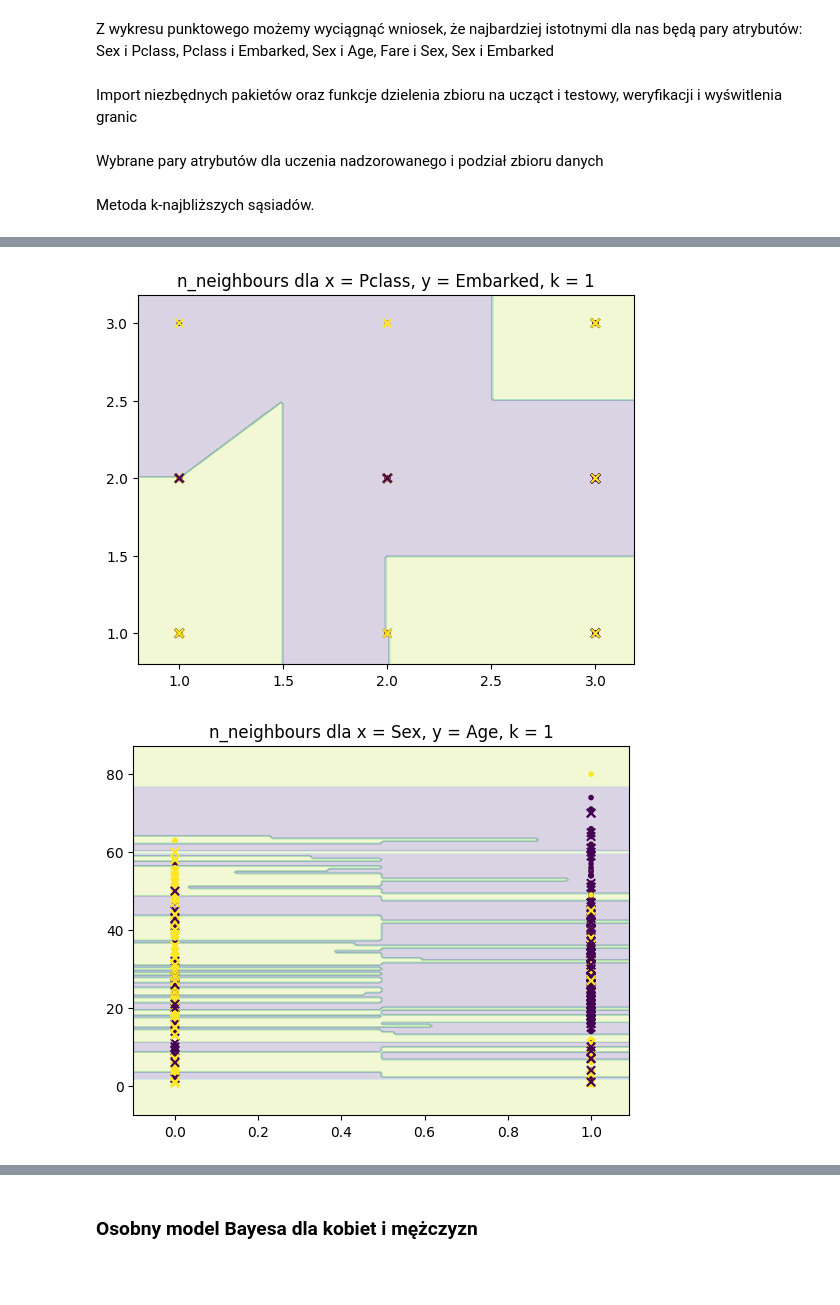
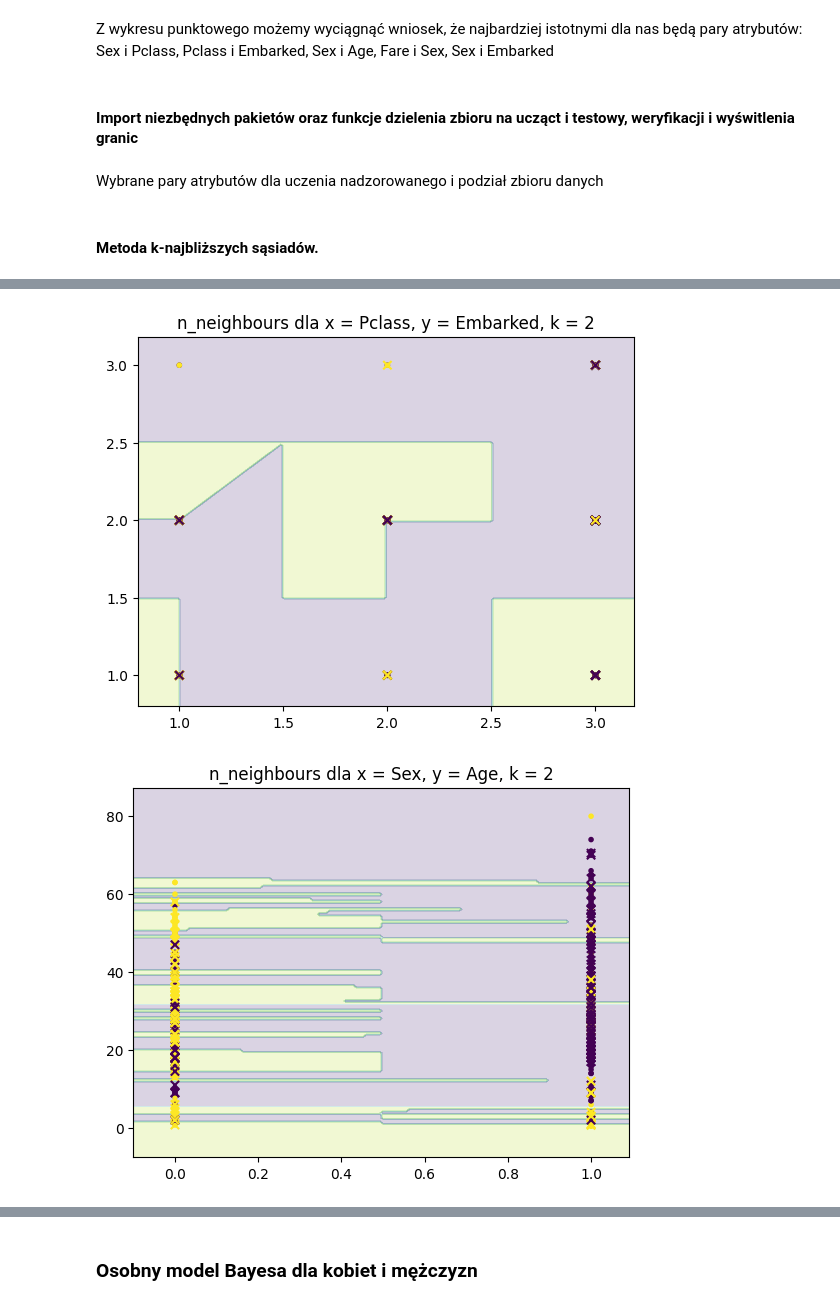
Before and after one commit to nataliabpw/titanic, a Jupyter notebook: project.ipynb, the cells around one changed output, grey strips where cells are left out. Drawn from its saved outputs; the diff is of its cells as text; code cells hidden in the pictures; blank space fills up the shorter version.

```diff
--- a/project.ipynb
+++ b/project.ipynb
@@ -279,7 +283,7 @@ sns.pairplot(dane, kind = 'scatter', hue = "Survived")
 # %% [markdown]
 Z wykresu punktowego możemy wyciągnąć wniosek, że najbardziej istotnymi dla nas będą pary atrybutów: Sex i Pclass, Pclass i Embarked, Sex i Age, Fare i Sex, Sex i Embarked
 # %% [markdown]
-Import niezbędnych pakietów oraz funkcje dzielenia zbioru na ucząct i testowy, weryfikacji i wyświtlenia granic
+#### Import niezbędnych pakietów oraz funkcje dzielenia zbioru na ucząct i testowy, weryfikacji i wyświtlenia granic
 # %%
 # zdefiniowanie niezbędnych funkcji
 from sklearn.model_selection import train_test_split
@@ -353,10 +363,10 @@ atrybuty = [ ['Sex', 'Pclass'], ['Pclass', 'Embarked'], ['Sex', 'Age'], ['Fare',
 # podział zbioru danych
 dane_podzielone = podziel(dane,0.3)
 # %% [markdown]
-Metoda k-najbliższych sąsiadów.
+#### Metoda k-najbliższych sąsiadów.
 # %%
 #wybór liczby sąsiadów
-k = 1
+k = 2
 
 # zdefiniowanie modelu klasyfikatora
 model = KNeighborsClassifier(n_neighbors=k)
@@ -368,9 +378,6 @@ for aktualne_atrybuty in atrybuty:
     atrybut_1_index = dane.columns.get_loc(atrybut_1) - 1
     atrybut_2_index = dane.columns.get_loc(atrybut_2) - 1
 
-    # zdefiniowanie modelu klasyfikatora
-    model = KNeighborsClassifier(n_neighbors=k)
-
     # weryfikacja
     weryfikuj(model,dane_podzielone,[atrybut_1_index,atrybut_2_index])
 
@@ -397,2 +404,2 @@ macierz pomyłek - zbiór testowy, dokładność: 0.7902621722846442
-[figure, old version]
+[figure, new version]
-[figure, old version]
+[figure, new version]
```
Also changed, not shown: parts of 23 cells of this notebook.
